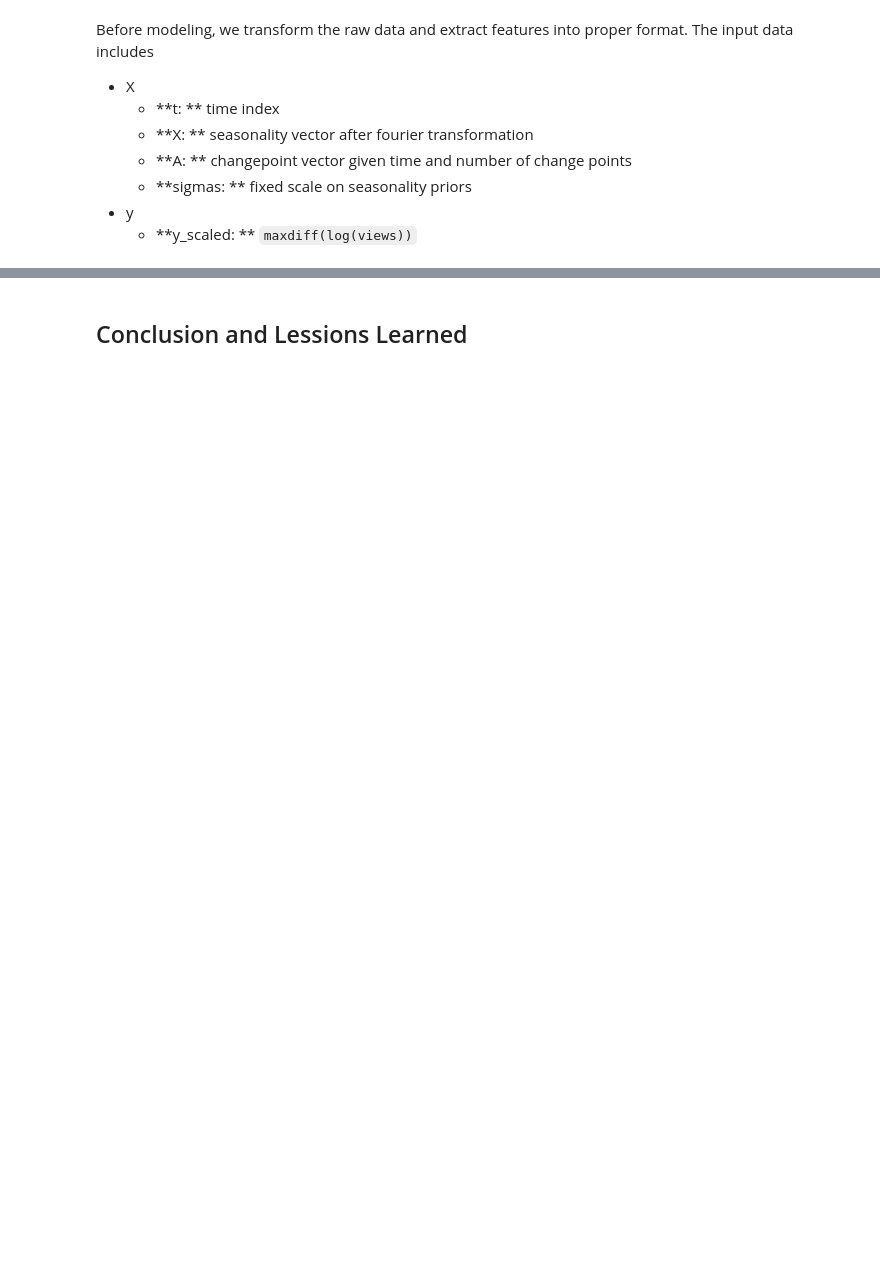
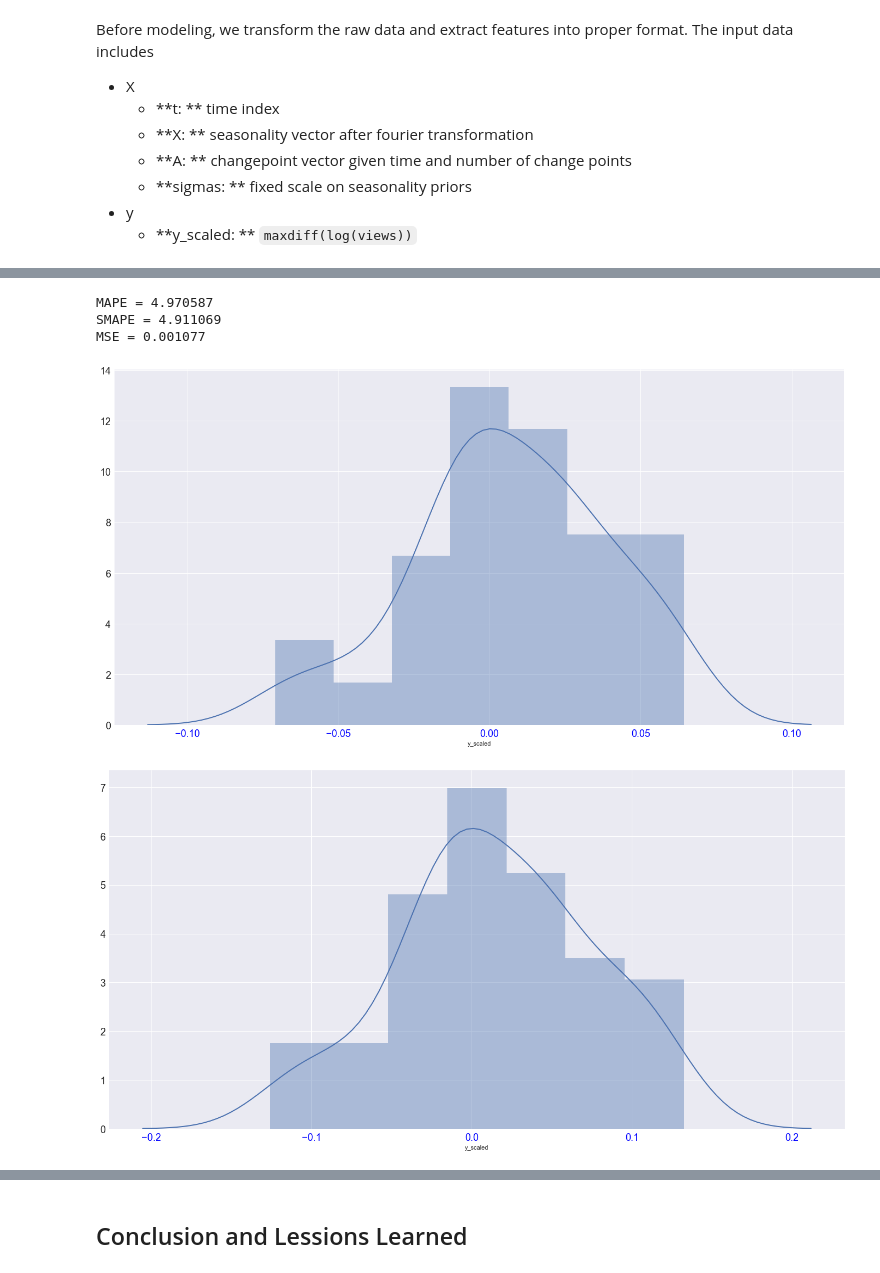
Before and after one commit to AmyJiang/probprog-project, a Jupyter notebook: final_notebook.ipynb, the cells around one changed output, grey strips where cells are left out. Cells and saved outputs as stored; diff of their text form; code cells hidden in the pictures; blank space fills up the shorter version.

```diff
--- a/final_notebook.ipynb
+++ b/final_notebook.ipynb
@@ -168,3 +234,15 @@ y_true = ts["future"]["y_scaled"].as_matrix()
     - SMAPE
     - MSE
 - PPC
+# %%
+evaluate(ts_data[0]["future"]["y_scaled"], y_pred_mean)
+sns.distplot(y_pred_mean - y_true)
+plt.show()
+sns.distplot((y_pred_mean - y_true)/y_true)
+plt.show()
+# %% [output]
+MAPE = 4.970587
+SMAPE = 4.911069
+MSE = 0.001077
+[figure, added]
+[figure, added]
```
Also changed, not shown: parts of 24 cells of this notebook, 1 other file.
